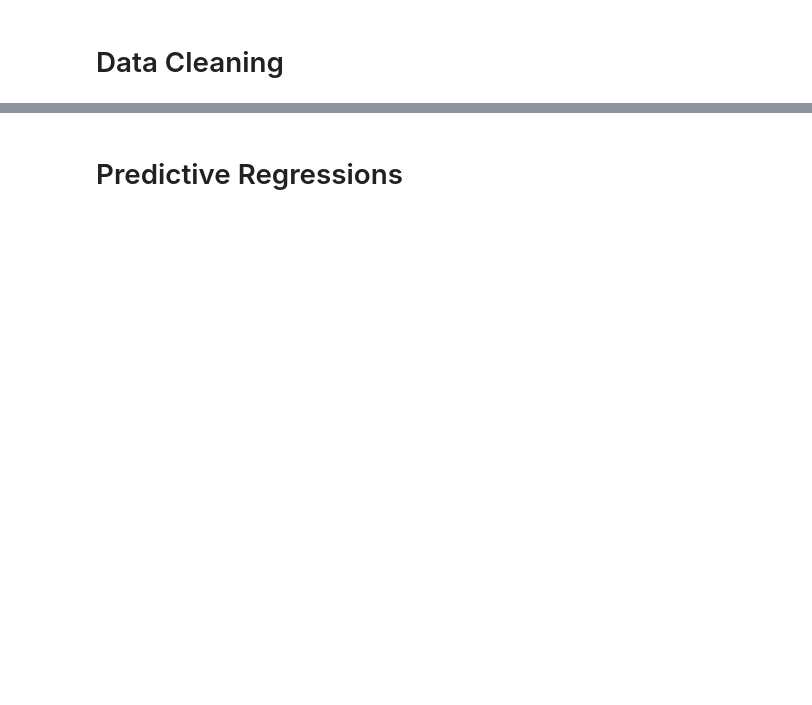
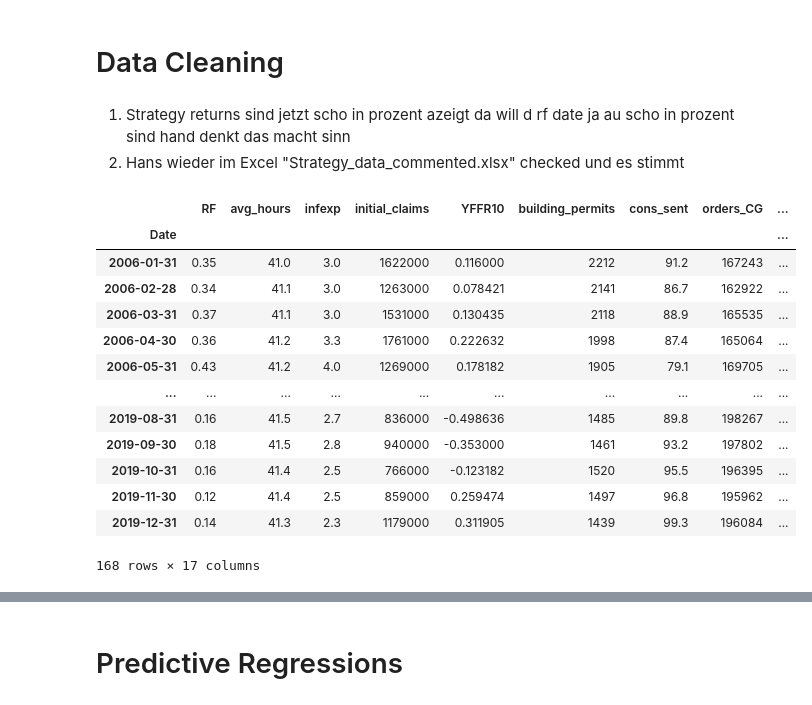
Before and after one commit to GuentherSteiner/Vitznau_2, a Jupyter notebook: task3_nick_thomas.ipynb, the cells around one changed output, grey strips where cells are left out. Saved outputs shown, nothing was run; the diff lists cells and outputs as text; code cells hidden in the pictures; blank space fills up the shorter version.

```diff
--- a/task3_nick_thomas.ipynb
+++ b/task3_nick_thomas.ipynb
@@ -11,0 +78,22 @@
+# %% [markdown]
+1. Strategy returns sind jetzt scho in prozent azeigt da will d rf date ja au scho in prozent sind hand denkt das macht sinn
+2. Hans wieder im Excel "Strategy_data_commented.xlsx" checked und es stimmt
+# %%
+data.set_index("Date", inplace=True) # bc data_strat has datetimeindex it is easier to concat
+df = pd.concat([data, strat_mtl], axis=1)
+df
+# %% [output]
+|  | RF | avg_hours | infexp | initial_claims | YFFR10 | building_permits | cons_sent | orders_CG | ... |
+| Date |  |  |  |  |  |  |  |  | ... |
+| 2006-01-31 | 0.35 | 41.0 | 3.0 | 1622000 | 0.116000 | 2212 | 91.2 | 167243 | ... |
+| 2006-02-28 | 0.34 | 41.1 | 3.0 | 1263000 | 0.078421 | 2141 | 86.7 | 162922 | ... |
+| 2006-03-31 | 0.37 | 41.1 | 3.0 | 1531000 | 0.130435 | 2118 | 88.9 | 165535 | ... |
+| 2006-04-30 | 0.36 | 41.2 | 3.3 | 1761000 | 0.222632 | 1998 | 87.4 | 165064 | ... |
+| 2006-05-31 | 0.43 | 41.2 | 4.0 | 1269000 | 0.178182 | 1905 | 79.1 | 169705 | ... |
+| ... | ... | ... | ... | ... | ... | ... | ... | ... | ... |
+| 2019-08-31 | 0.16 | 41.5 | 2.7 | 836000 | -0.498636 | 1485 | 89.8 | 198267 | ... |
+| 2019-09-30 | 0.18 | 41.5 | 2.8 | 940000 | -0.353000 | 1461 | 93.2 | 197802 | ... |
+| 2019-10-31 | 0.16 | 41.4 | 2.5 | 766000 | -0.123182 | 1520 | 95.5 | 196395 | ... |
+| 2019-11-30 | 0.12 | 41.4 | 2.5 | 859000 | 0.259474 | 1497 | 96.8 | 195962 | ... |
+| 2019-12-31 | 0.14 | 41.3 | 2.3 | 1179000 | 0.311905 | 1439 | 99.3 | 196084 | ... |
+168 rows × 17 columns
```
Also changed, not shown: parts of 20 cells of this notebook, 8 other files.
